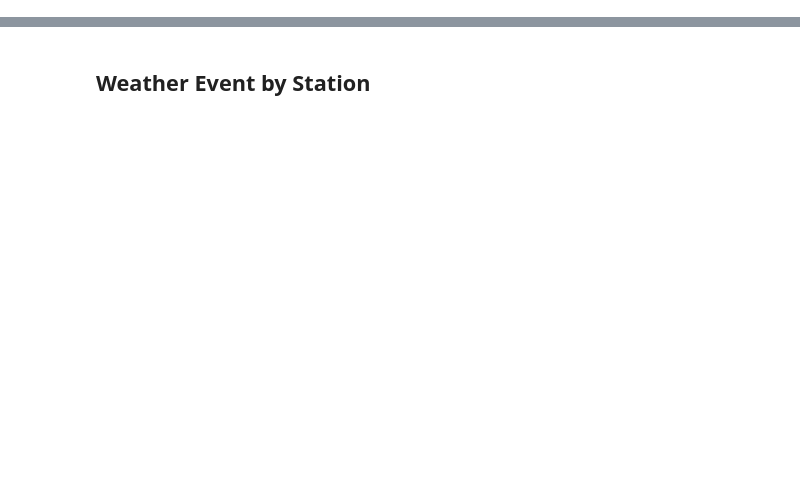
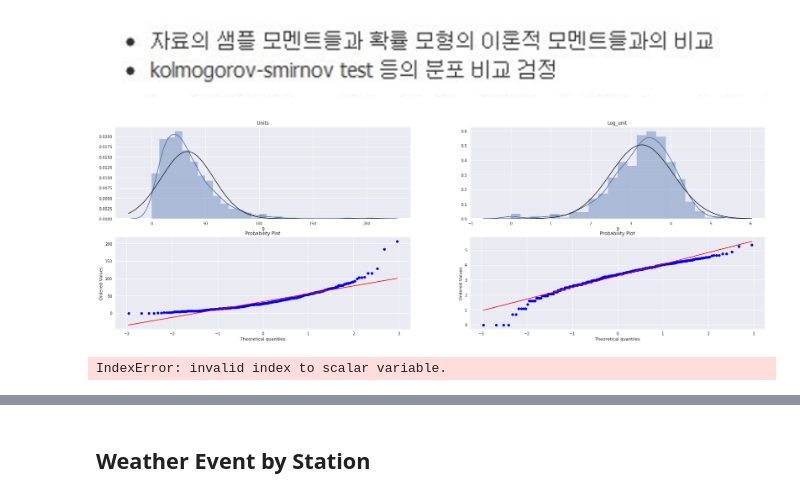
Before and after one commit to youngjo89/project1, a Jupyter notebook: code/preprocessing_devj.ipynb, the cells around one changed output, grey strips where cells are left out. Drawn from its saved outputs; the diff is of its cells as text; code cells hidden in the pictures; blank space fills up the shorter version.

```diff
--- a/code/preprocessing_devj.ipynb
+++ b/code/preprocessing_devj.ipynb
@@ -43 +86,29 @@ print('test statistic: {}, p-value: {}'.format(result_ad_log_X[0], result_ad_log
+# %% [markdown]
+![image.png](attachment:image.png)
+# %%
+# Let's draw per item_nbr per store_nbr * with units
+plt.figure(figsize = (30, 20))
+plt.subplot(4,2,1)
+sns.distplot(train_norm_test.loc[1][9], kde=True, fit=scipy.stats.norm)
+plt.title('Units')
+plt.subplot(4,2,2)
+sns.distplot(train_norm_test_log.loc[1][9], kde=True, fit=scipy.stats.norm)
+plt.title('Log_unit')
+plt.subplot(4,2,3)
+scipy.stats.probplot(train_norm_test.loc[1][9], dist="norm", plot=pylab)
+plt.subplot(4,2,4)
+scipy.stats.probplot(train_norm_test_log.loc[1][9], dist="norm", plot=pylab)
+pylab.show()
+result_ks = scipy.stats.kstest(train_norm_test.loc[1][9], cdf='norm')
+result_ks_log = scipy.stats.kstest(train_norm_test_log.loc[1][9], cdf='norm')
+print('Unit - test statistic: {}, p-value: {}'.format(result_ks[0], result_ks[1][2]))
+print('Log Unit - test statistic: {}, p-value: {}'.format(result_ks_log[0], result_ks_log[1][2]))
+print("Unit - Skewness: %f" % train_norm_test.loc[1][9].skew())
+print("Unit - Kurtosis: %f" % train_norm_test.loc[1][9].kurt())
+print("Log Unit - Skewness: %f" % train_norm_test_log.loc[1][9].skew())
+print("Log Unit - Kurtosis: %f" % train_norm_test_log.loc[1][9].kurt())
+# It seems like improving the normality!
+# %% [output]
+[figure, added]
+IndexError: invalid index to scalar variable.
 # %%
```
Also changed, not shown: parts of 74 cells of this notebook, 4 other files.
